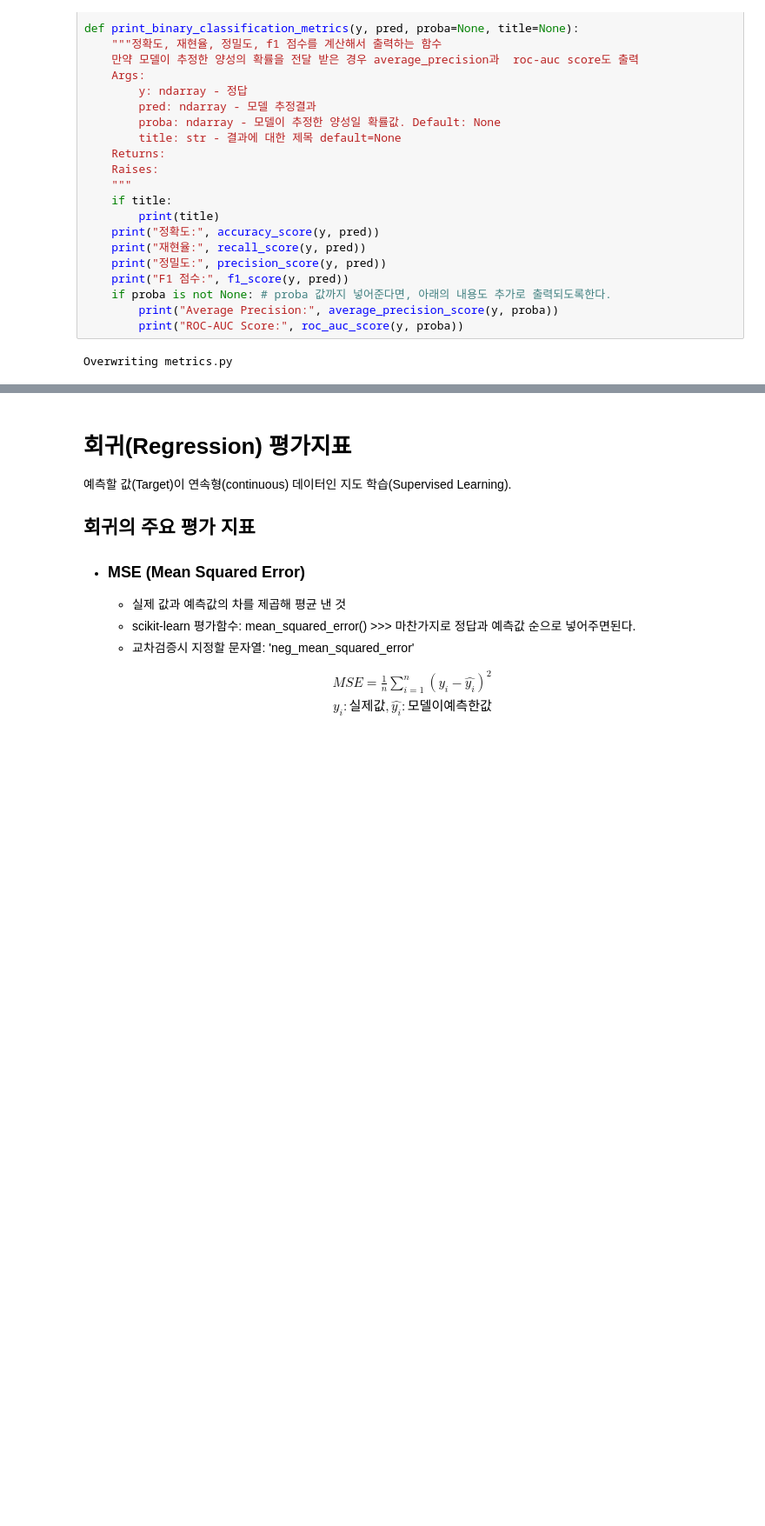
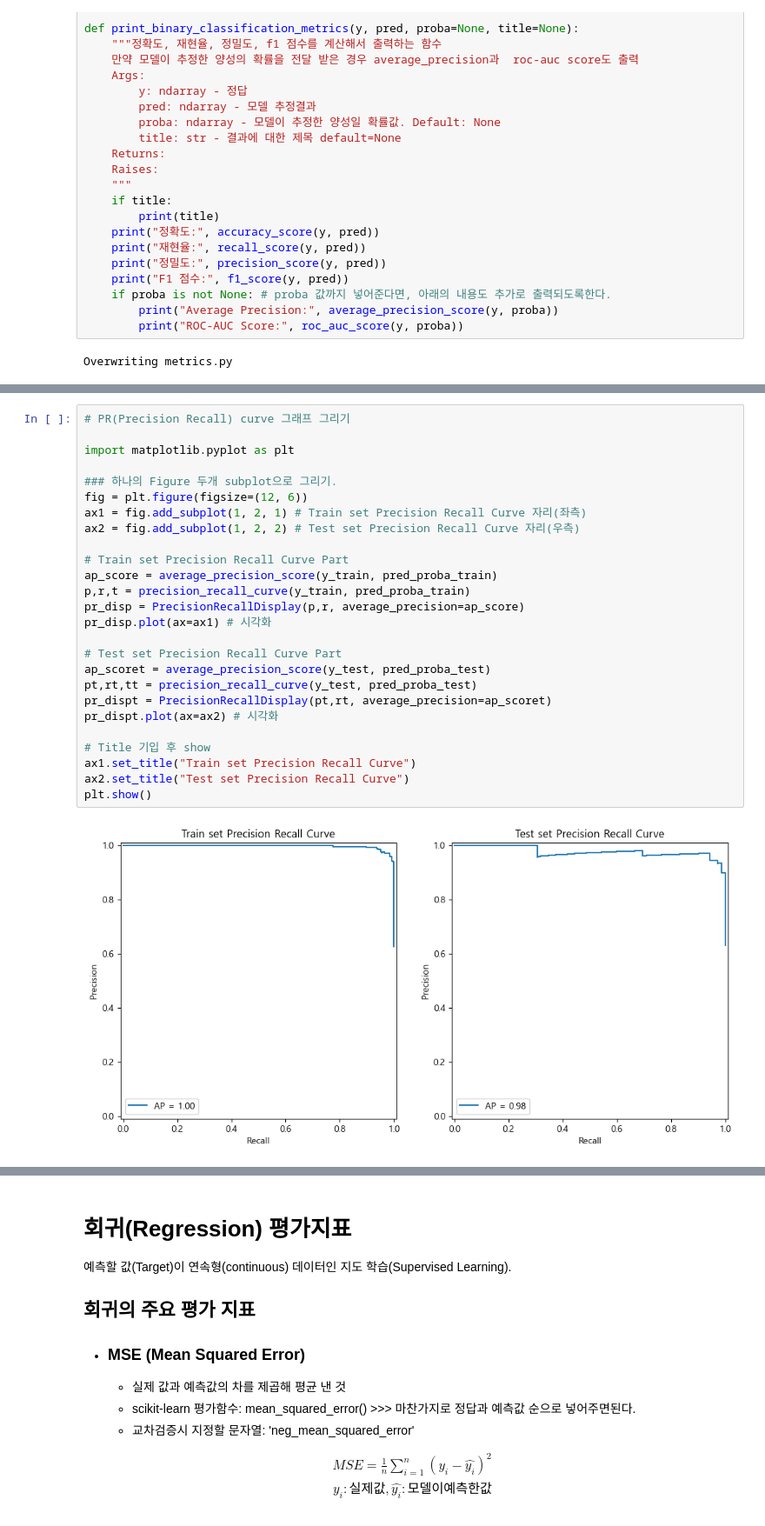
Before and after one commit to NGGW519/SKN13_mysrc, a Jupyter notebook: 08_머신러닝/05_평가지표.ipynb, the cells around one changed output, grey strips where cells are left out. Shown at 87% size. Cells and saved outputs as stored; diff of their text form; blank space fills up the shorter version.

```diff
--- a/08_머신러닝/05_평가지표.ipynb
+++ b/08_머신러닝/05_평가지표.ipynb
@@ -1129,0 +1285,28 @@ X.shape, y.shape
+# %%
+# PR(Precision Recall) curve 그래프 그리기
+
+import matplotlib.pyplot as plt
+
+### 하나의 Figure 두개 subplot으로 그리기.
+fig = plt.figure(figsize=(12, 6))
+ax1 = fig.add_subplot(1, 2, 1) # Train set Precision Recall Curve 자리(좌측)
+ax2 = fig.add_subplot(1, 2, 2) # Test set Precision Recall Curve 자리(우측)
+
+# Train set Precision Recall Curve Part
+ap_score = average_precision_score(y_train, pred_proba_train)
+p,r,t = precision_recall_curve(y_train, pred_proba_train)
+pr_disp = PrecisionRecallDisplay(p,r, average_precision=ap_score)
+pr_disp.plot(ax=ax1) # 시각화
+
+# Test set Precision Recall Curve Part
+ap_scoret = average_precision_score(y_test, pred_proba_test)
+pt,rt,tt = precision_recall_curve(y_test, pred_proba_test)
+pr_dispt = PrecisionRecallDisplay(pt,rt, average_precision=ap_scoret)
+pr_dispt.plot(ax=ax2) # 시각화
+
+# Title 기입 후 show
+ax1.set_title("Train set Precision Recall Curve")
+ax2.set_title("Test set Precision Recall Curve")
+plt.show()
+# %% [output]
+[figure, added]
```
Also changed, not shown: parts of 46 cells of this notebook, 3 other files.
